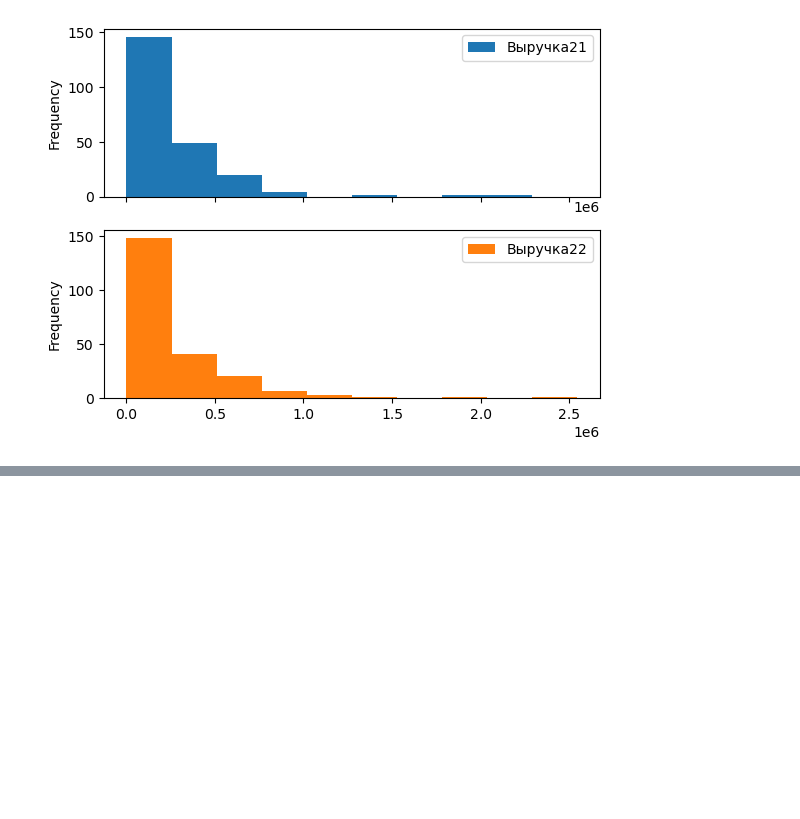
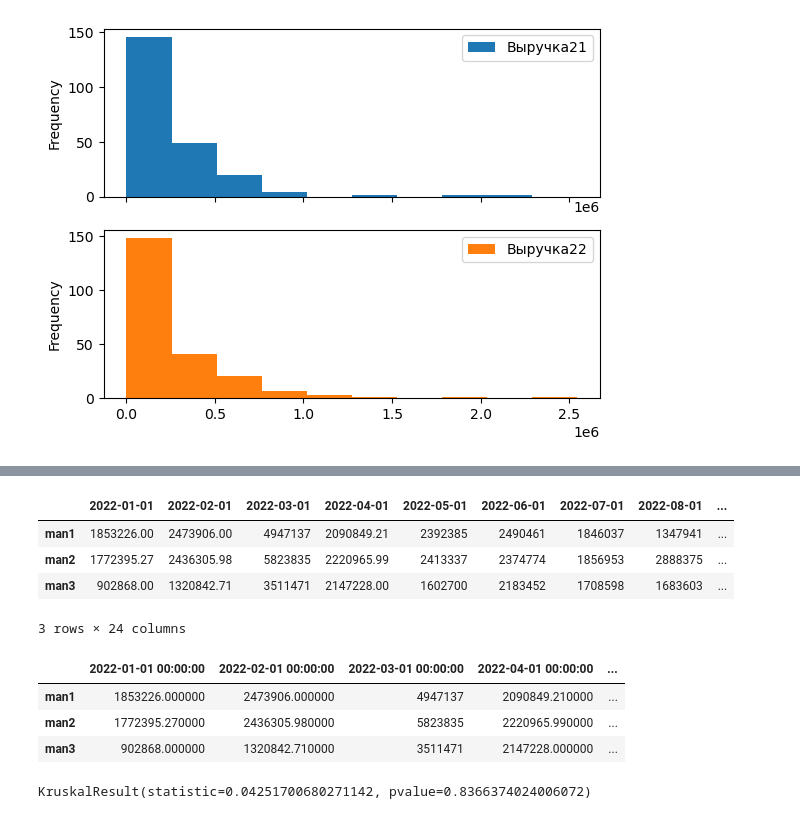
Before and after one commit to Ylika/analizz, a Jupyter notebook: Analizz.ipynb, the cells around one changed output, grey strips where cells are left out. Drawn from its saved outputs; the diff is of its cells as text; code cells hidden in the pictures; blank space fills up the shorter version.

```diff
--- a/Analizz.ipynb
+++ b/Analizz.ipynb
@@ -199,3 +182,18 @@ manager.style.background_gradient(cmap='plasma')
 | 1 | 1224756.040000 | 1329883.400000 | 1956355.050000 | 3030052.000000 | 1943541.800000 | 2453945.100000 | 1887655.000000 | 1735397.400000 | 2747183.000000 | 1728196.390000 | 1854217.900000 | ... |
 | 2 | 1498428.710000 | 1644201.090000 | 1788359.610000 | 2129350.810000 | 1999203.910000 | 1195338.050000 | 1529108.900000 | 682054.500000 | 1459914.020000 | 1520205.700000 | 915583.650000 | ... |
 | 3 | 1853226.000000 | 1426287.826667 | 1929778.436667 | 2059483.586667 | 1664520.223333 | 1782973.050000 | 1846037.000000 | 1347941.000000 | 1870113.400000 | 2390358.000000 | 1669463.000000 | ... |
+# %%
+all_manager_22.head(3)
+# %% [output]
+|  | 2022-01-01 | 2022-02-01 | 2022-03-01 | 2022-04-01 | 2022-05-01 | 2022-06-01 | 2022-07-01 | 2022-08-01 | ... |
+| man1 | 1853226.00 | 2473906.00 | 4947137 | 2090849.21 | 2392385 | 2490461 | 1846037 | 1347941 | ... |
+| man2 | 1772395.27 | 2436305.98 | 5823835 | 2220965.99 | 2413337 | 2374774 | 1856953 | 2888375 | ... |
+| man3 | 902868.00 | 1320842.71 | 3511471 | 2147228.00 | 1602700 | 2183452 | 1708598 | 1683603 | ... |
+3 rows × 24 columns
+# %%
+all_manager_22.style.background_gradient(cmap='plasma')
+# %% [output]
+|  | 2022-01-01 00:00:00 | 2022-02-01 00:00:00 | 2022-03-01 00:00:00 | 2022-04-01 00:00:00 | ... |
+| man1 | 1853226.000000 | 2473906.000000 | 4947137 | 2090849.210000 | ... |
+| man2 | 1772395.270000 | 2436305.980000 | 5823835 | 2220965.990000 | ... |
+| man3 | 902868.000000 | 1320842.710000 | 3511471 | 2147228.000000 | ... |
@@ -201,0 +204,4 @@ manager.style.background_gradient(cmap='plasma')
+# %%
+stats.kruskal(ndarr_all,ndarr_all1)
+# %% [output]
+KruskalResult(statistic=0.04251700680271142, pvalue=0.8366374024006072)
```
Also changed, not shown: parts of 13 cells of this notebook, 2 other files.
